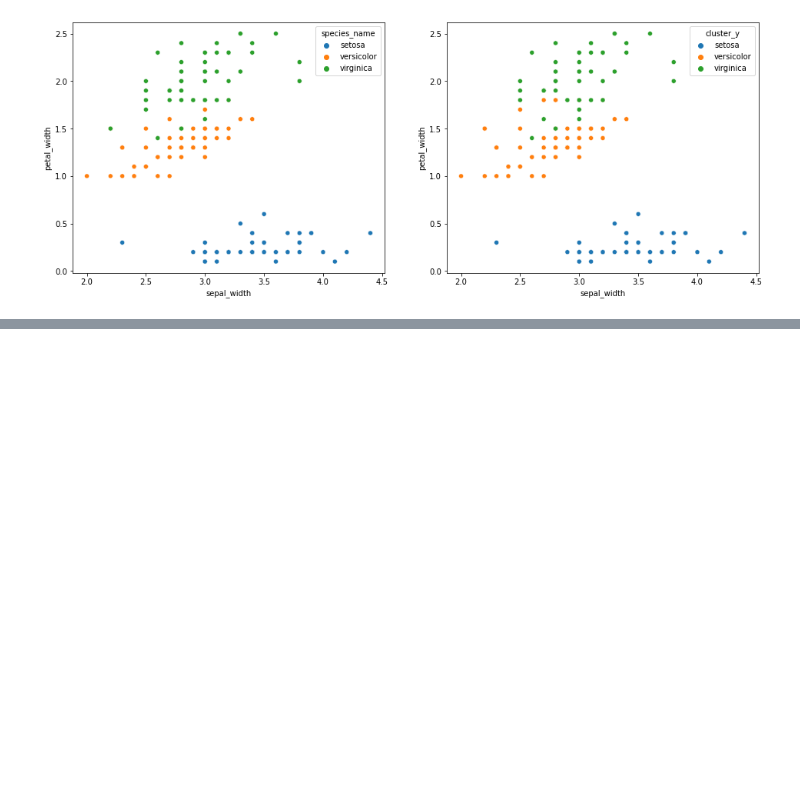
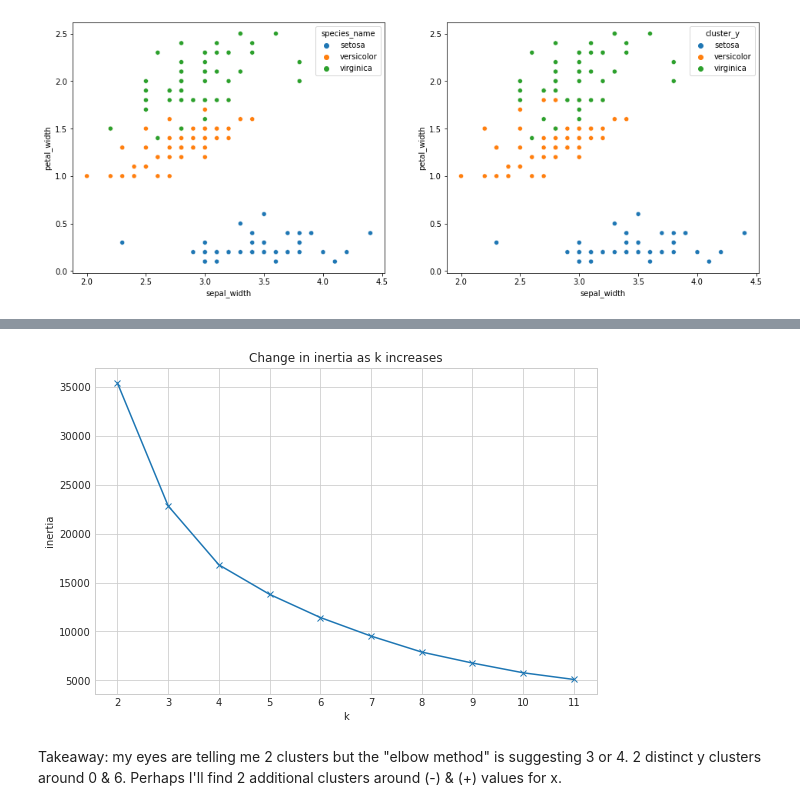
Before and after one commit to albertopuentes/clustering-exercises, a Jupyter notebook: Modeling.ipynb, the cells around one changed output, grey strips where cells are left out. Saved outputs shown, nothing was run; the diff lists cells and outputs as text; code cells hidden in the pictures; blank space fills up the shorter version.

Commit message:
Modeling Exercises - Clustering(KMeans)

```diff
--- a/Modeling.ipynb
+++ b/Modeling.ipynb
@@ -158,0 +185,13 @@ plt.show()
+# %%
+# Elbow grease
+with plt.style.context('seaborn-whitegrid'):
+    plt.figure(figsize=(9, 6))
+    pd.Series({k: KMeans(k).fit(df_googlesheet).inertia_ for k in range(2, 12)}).plot(marker='x')
+    plt.xticks(range(2, 12))
+    plt.xlabel('k')
+    plt.ylabel('inertia')
+    plt.title('Change in inertia as k increases')
+# %% [output]
+[figure, added]
+# %% [markdown]
+Takeaway: my eyes are telling me 2 clusters but the "elbow method" is suggesting 3 or 4. 2 distinct y clusters around 0 & 6.  Perhaps I'll find 2 additional clusters around (-) & (+) values for x.
```
Also changed, not shown: parts of 29 cells of this notebook.
